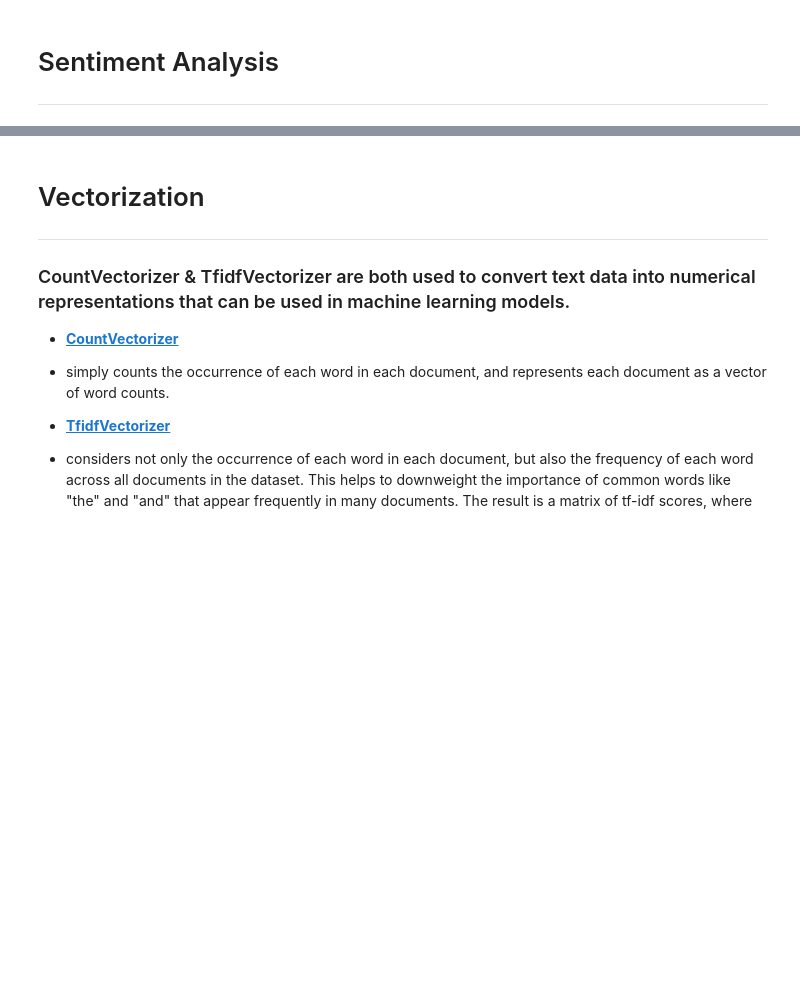
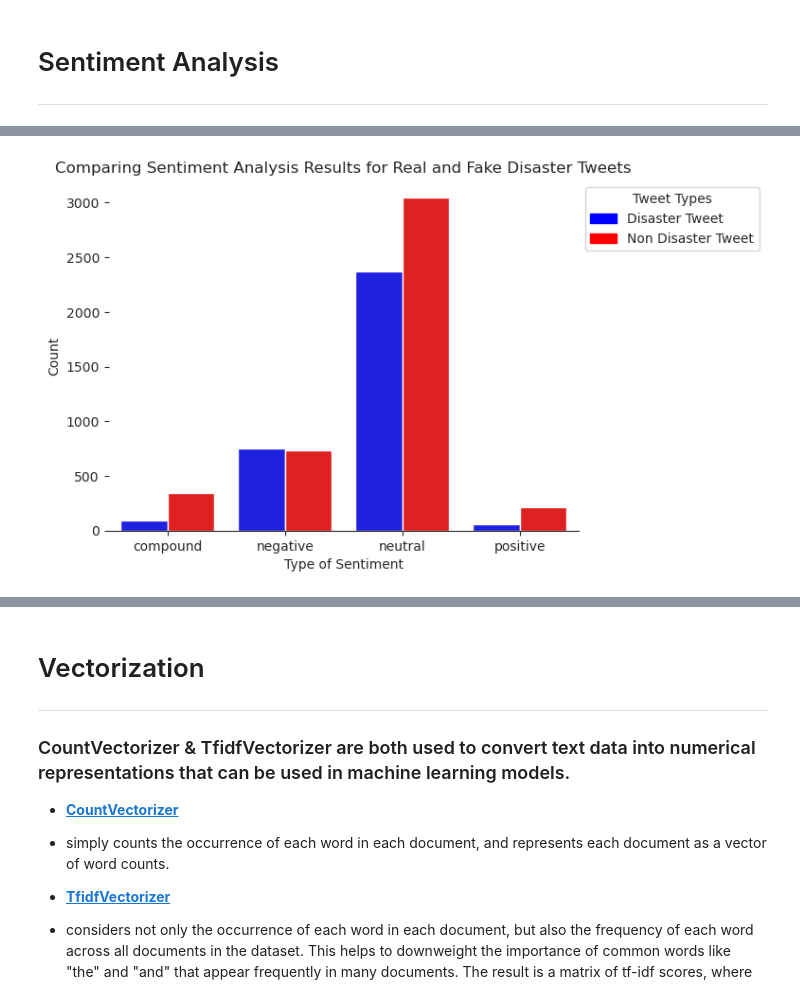
Before and after one commit to b3ccaMR/NLP-Disaster-Tweets, a Jupyter notebook: nlp-tweets.ipynb, the cells around one changed output, grey strips where cells are left out. Cells and saved outputs as stored; diff of their text form; code cells hidden in the pictures; blank space fills up the shorter version.

```diff
--- a/nlp-tweets.ipynb
+++ b/nlp-tweets.ipynb
@@ -234,0 +238,26 @@ sentiment_df_val.head()
+# %%
+sentiment_counts = pd.DataFrame()
+sentiment_counts['Real_Tweets'] = sentiment_real.groupby(['max_type']).size()
+sentiment_counts['Fake_Tweets'] = sentiment_fake.groupby(['max_type']).size()
+
+
+# reset the index to bring "max_type" into a column
+sentiment_counts = sentiment_counts.reset_index()
+
+# reshape the data to make it tidy
+sentiment_counts = sentiment_counts.melt(id_vars=['max_type'], var_name='tweet_type', value_name='count')
+
+# create the bar plot using Seaborn
+sns.barplot(x='max_type', y='count', hue='tweet_type', data=sentiment_counts, palette=["blue", "red"])
+sns.despine(left=True)
+
+# set the labels and title
+plt.xlabel('Type of Sentiment')
+plt.ylabel('Count')
+plt.title('Comparing Sentiment Analysis Results for Real and Fake Disaster Tweets')
+plt.legend(loc=2, title='Tweet Types',bbox_to_anchor = (1,1), handles = [blue, red])
+
+# show the plot
+plt.show()
+# %% [output]
+[figure, added]
```
Also changed, not shown: parts of 7 cells of this notebook.
